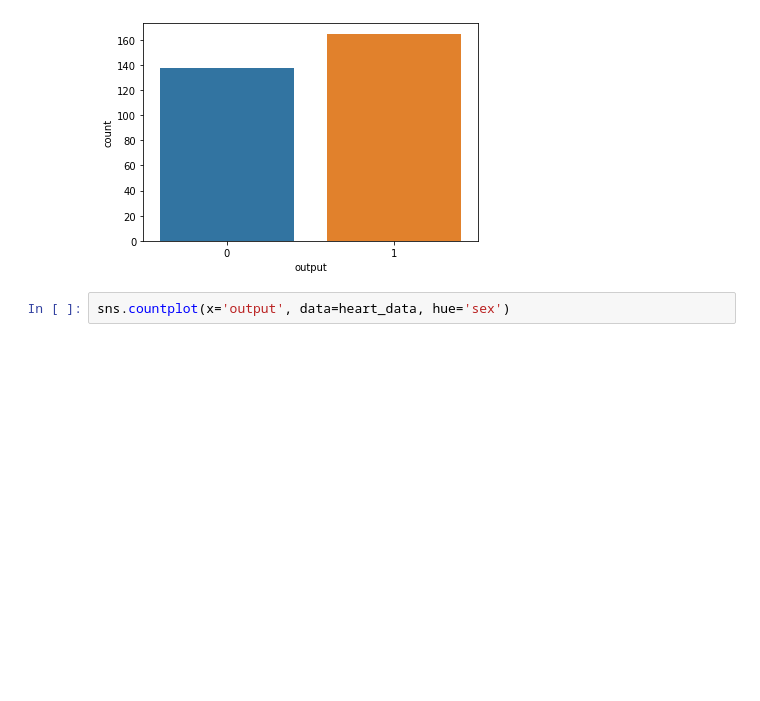
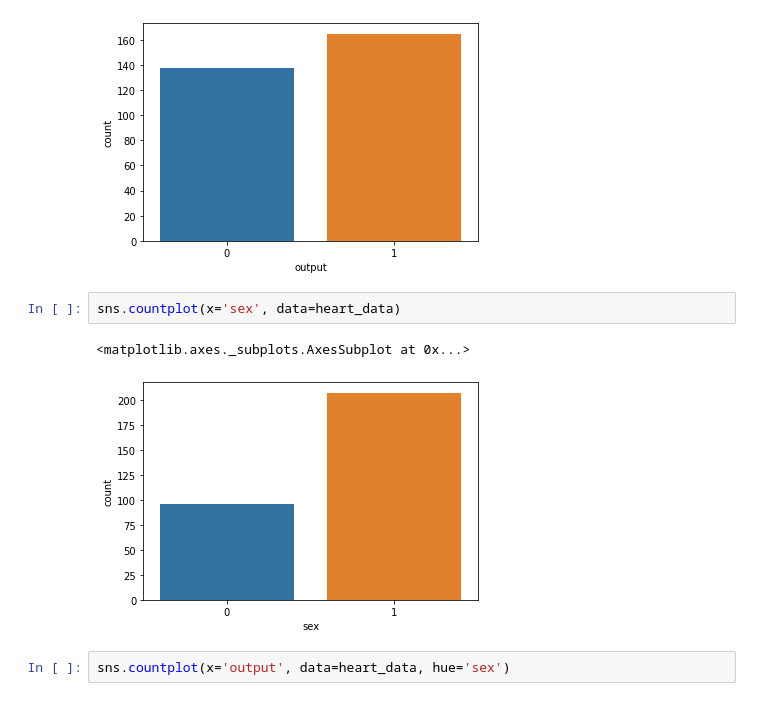
Before and after one commit to dskibinski-7/UM, a Jupyter notebook: heart-attack-analysis.ipynb, the cells around one changed output. Cells and saved outputs as stored; diff of their text form; blank space fills up the shorter version.

```diff
--- a/heart-attack-analysis.ipynb
+++ b/heart-attack-analysis.ipynb
@@ -52,6 +52,11 @@ sns.countplot(x='output', data=heart_data)
 # %% [output]
 <matplotlib.axes._subplots.AxesSubplot at 0x...>
 [figure]
+# %%
+sns.countplot(x='sex', data=heart_data)
+# %% [output]
+<matplotlib.axes._subplots.AxesSubplot at 0x...>
+[figure, added]
 # %%
 sns.countplot(x='output', data=heart_data, hue='sex')
 # %% [output]
```
Also changed, not shown: parts of 11 cells of this notebook.
